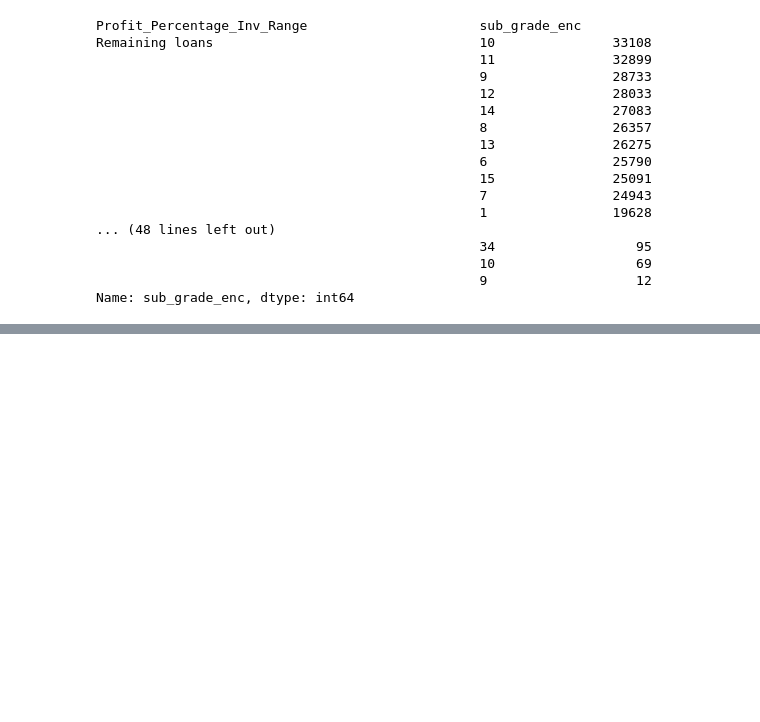
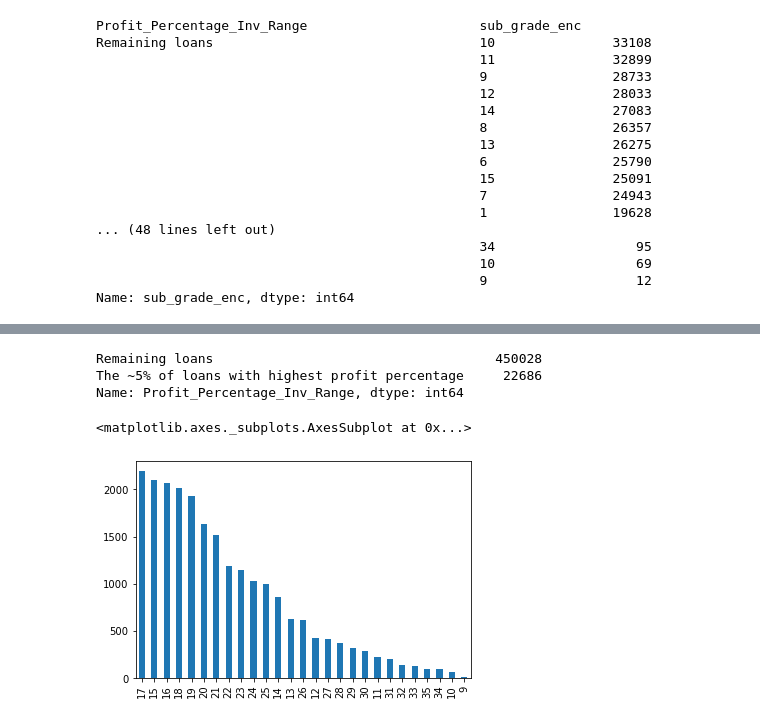
Before and after one commit to lebawilamowsky/capstone_project, a Jupyter notebook: Capstone_Project.ipynb, the cells around one changed output, grey strips where cells are left out. Cells and saved outputs as stored; diff of their text form; code cells hidden in the pictures; blank space fills up the shorter version.

```diff
--- a/Capstone_Project.ipynb
+++ b/Capstone_Project.ipynb
@@ -336,5 +324,3 @@ def g(df):
-# %%
-data['Profit_Percentage_Inv_Range_3split']= data.apply(g, axis=1)
 # %%
 data['Profit_Percentage_Inv_Range'].value_counts()
 # %% [output]
@@ -759,0 +649,11 @@ import xgboost as xgb
+# %%
+data['Profit_Percentage_Inv_Range'].value_counts()
+# %% [output]
+Remaining loans                                    450028
+The ~5% of loans with highest profit percentage     22686
+Name: Profit_Percentage_Inv_Range, dtype: int64
+# %%
+data[data['Profit_Percentage_Inv_Range']=='The ~5% of loans with highest profit percentage']['sub_grade_enc'].value_counts().plot(kind="bar")
+# %% [output]
+<matplotlib.axes._subplots.AxesSubplot at 0x...>
+[figure, added]
```
Also changed, not shown: parts of 41 cells of this notebook.
